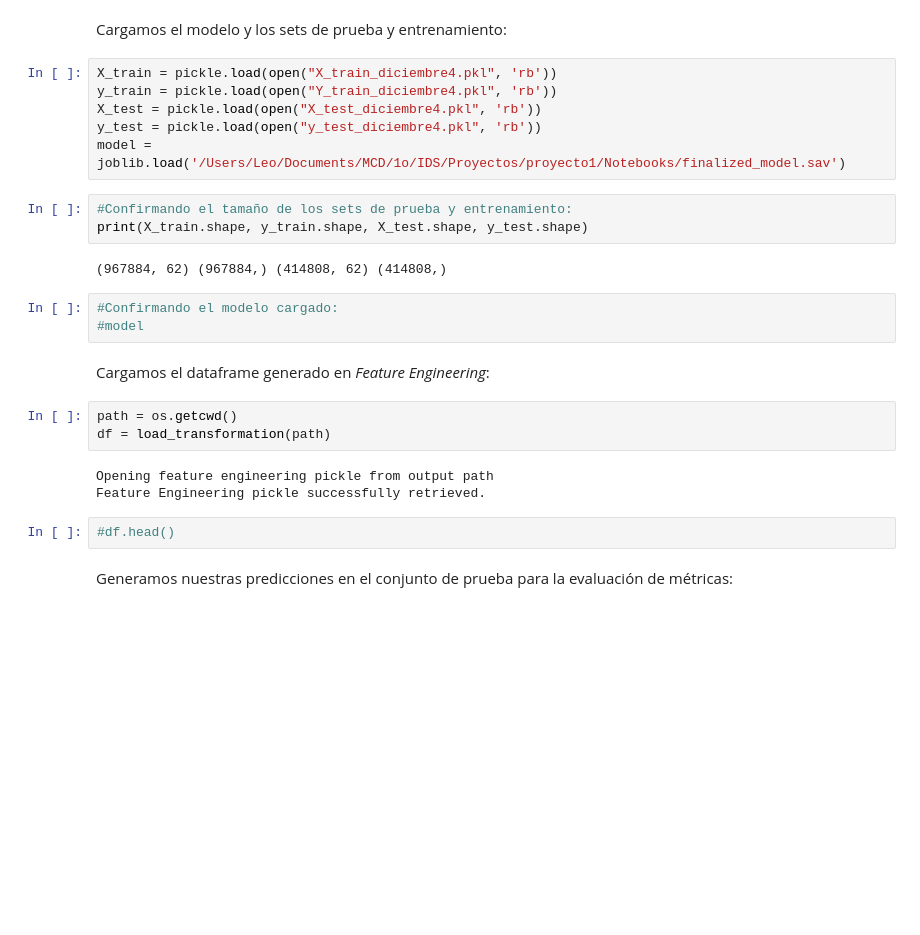
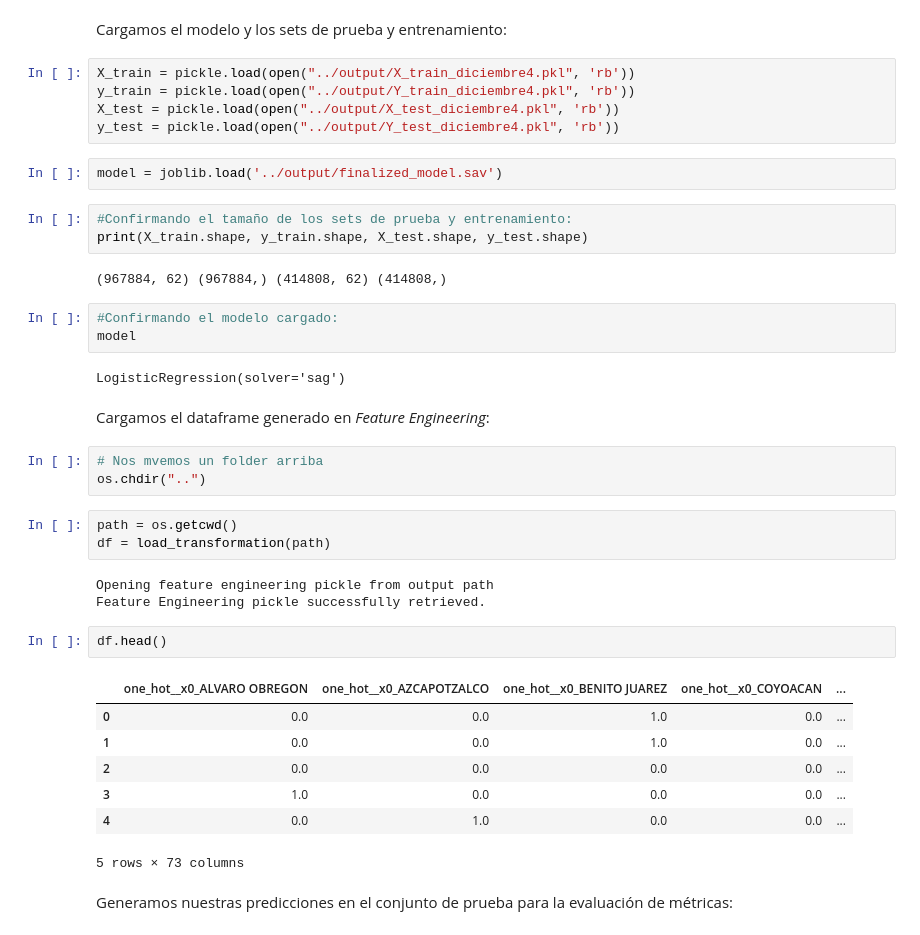
Before and after one commit to caroacostatovany/accidentes-viales-CDMX, a Jupyter notebook: notebooks/Reporte.ipynb, the cells around one changed output. Drawn from its saved outputs; the diff is of its cells as text; blank space fills up the shorter version.

```diff
--- a/notebooks/Reporte.ipynb
+++ b/notebooks/Reporte.ipynb
@@ -29,11 +35,12 @@ from sklearn.model_selection import GridSearchCV, TimeSeriesSplit
 # %% [markdown]
 Cargamos el modelo y los sets de prueba y entrenamiento:
 # %%
-X_train = pickle.load(open("X_train_diciembre4.pkl", 'rb'))
-y_train = pickle.load(open("Y_train_diciembre4.pkl", 'rb'))
-X_test = pickle.load(open("X_test_diciembre4.pkl", 'rb'))
-y_test = pickle.load(open("y_test_diciembre4.pkl", 'rb'))
-model = joblib.load('/Users/Leo/Documents/MCD/1o/IDS/Proyectos/proyecto1/Notebooks/finalized_model.sav')
+X_train = pickle.load(open("../output/X_train_diciembre4.pkl", 'rb'))
+y_train = pickle.load(open("../output/Y_train_diciembre4.pkl", 'rb'))
+X_test = pickle.load(open("../output/X_test_diciembre4.pkl", 'rb'))
+y_test = pickle.load(open("../output/Y_test_diciembre4.pkl", 'rb'))
+# %%
+model = joblib.load('../output/finalized_model.sav')
 # %%
 #Confirmando el tamaño de los sets de prueba y entrenamiento:
 print(X_train.shape, y_train.shape, X_test.shape, y_test.shape)
@@ -41,17 +48,30 @@ print(X_train.shape, y_train.shape, X_test.shape, y_test.shape)
 (967884, 62) (967884,) (414808, 62) (414808,)
 # %%
 #Confirmando el modelo cargado:
-#model
+model
+# %% [output]
+LogisticRegression(solver='sag')
 # %% [markdown]
 Cargamos el dataframe generado en *Feature Engineering*:
+# %%
+# Nos mvemos un folder arriba
+os.chdir("..")
 # %%
 path = os.getcwd()
 df = load_transformation(path)
 # %% [output]
 Opening feature engineering pickle from output path
 Feature Engineering pickle successfully retrieved.
-# %%
-#df.head()
+# %%
+df.head()
+# %% [output]
+|  | one_hot__x0_ALVARO OBREGON | one_hot__x0_AZCAPOTZALCO | one_hot__x0_BENITO JUAREZ | one_hot__x0_COYOACAN | ... |
+| 0 | 0.0 | 0.0 | 1.0 | 0.0 | ... |
+| 1 | 0.0 | 0.0 | 1.0 | 0.0 | ... |
+| 2 | 0.0 | 0.0 | 0.0 | 0.0 | ... |
+| 3 | 1.0 | 0.0 | 0.0 | 0.0 | ... |
+| 4 | 0.0 | 1.0 | 0.0 | 0.0 | ... |
+5 rows × 73 columns
 # %% [markdown]
 Generamos nuestras predicciones en el conjunto de prueba para la evaluación de métricas:
 # %%
```
Also changed, not shown: parts of 21 cells of this notebook, 3 other files.
